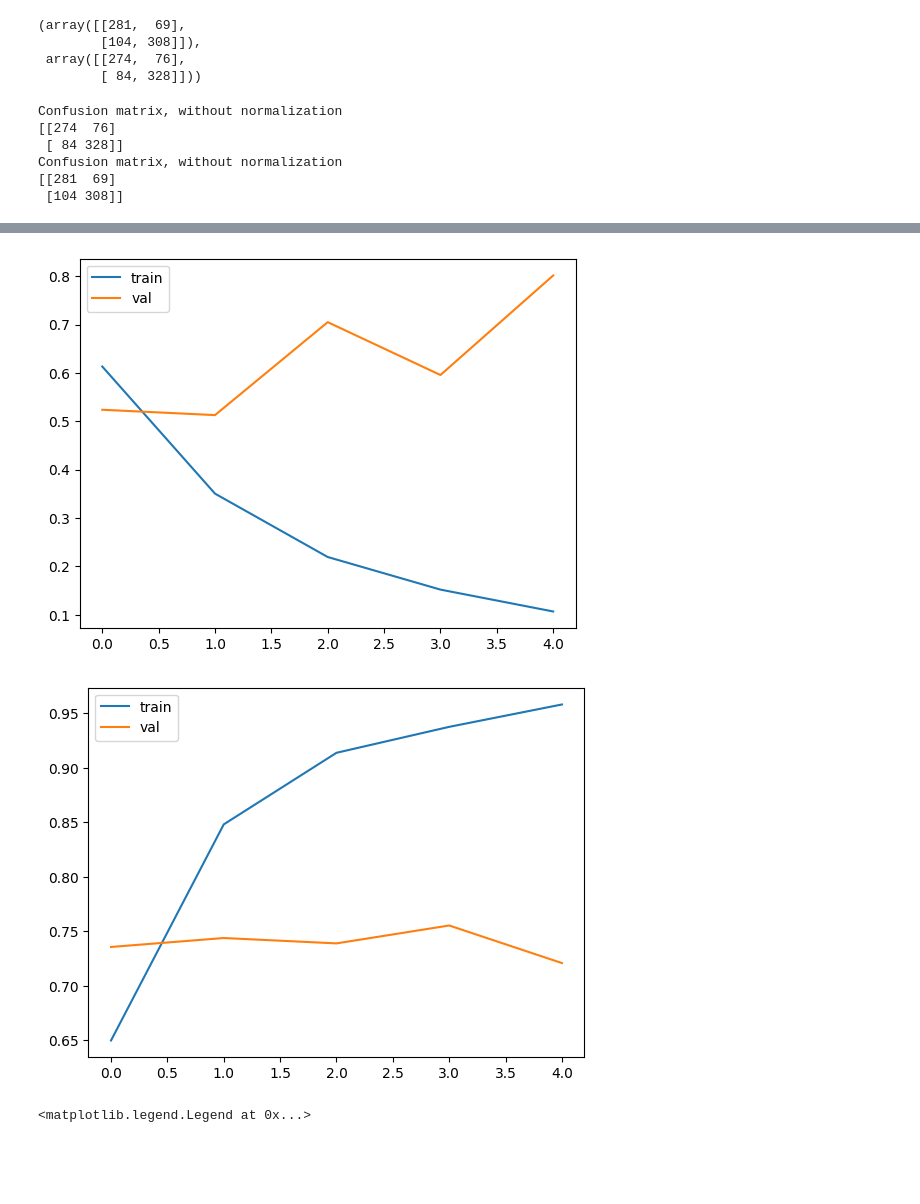
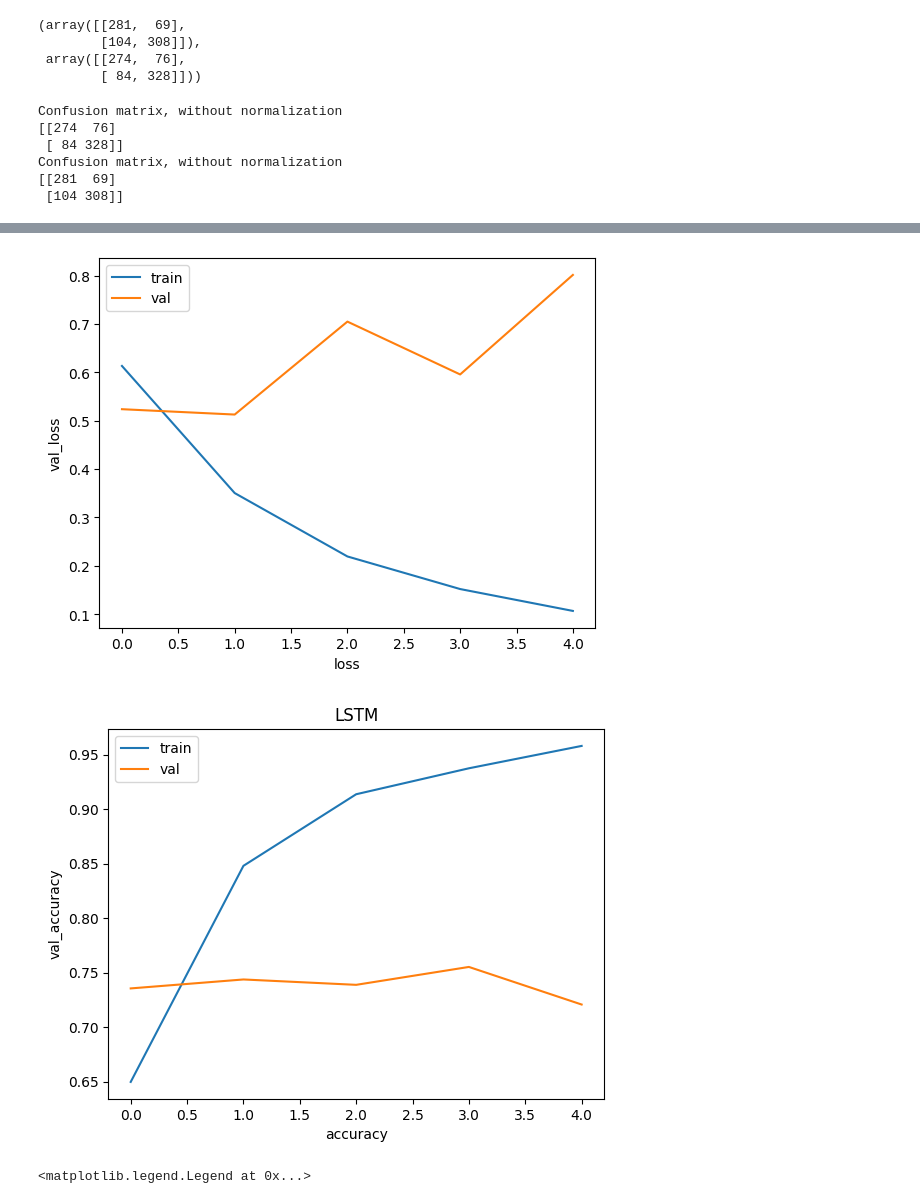
Before and after one commit to FaisalKabirGalib/NLP-Thesis, a Jupyter notebook: notebook/nn_exp.ipynb, the cells around one changed output, grey strips where cells are left out. Saved outputs shown, nothing was run; the diff lists cells and outputs as text; code cells hidden in the pictures; blank space fills up the shorter version.

```diff
--- a/notebook/nn_exp.ipynb
+++ b/notebook/nn_exp.ipynb
@@ -260,29 +260,42 @@ cm_gru,cm_lstm
 class_names = ['Negative','Positive']
 plt.figure()
 plot_confusion_matrix(cm_lstm, classes=class_names,
-                        title='Confusion matrix, without normalization')
+                        title='Confusion matrix For LSTM')
 plt.figure()
 plot_confusion_matrix(cm_gru, classes=class_names,
 
-                        title='Confusion matrix, without normalization')
+                        title='Confusion matrix For GRU')
 plt.show()
 
 # plot the loss and accuracy for LSTM, GRU
 plt.plot(model_lstm_history.history['loss'], label='train')
+plt.xlabel('loss')
+plt.ylabel('val_loss')
 plt.plot(model_lstm_history.history['val_loss'], label='val')
 plt.legend()
 plt.show()
 
 plt.plot(model_lstm_history.history['accuracy'], label='train')
 plt.plot(model_lstm_history.history['val_accuracy'], label='val')
+plt.xlabel('accuracy')
+plt.ylabel('val_accuracy')
+plt.title('LSTM')
 plt.legend()
 plt.show()
 
 plt.plot(model_gru_history.history['loss'], label='train')
+plt.xlabel('loss')
+plt.ylabel('val_loss')
+plt.title('GRU')
 plt.plot(model_gru_history.history['val_loss'], label='val')
 plt.legend()
 
 plt.plot(model_gru_history.history['accuracy'], label='train')
+plt.xlabel('accuracy')
+plt.ylabel('val_accuracy')
+plt.grid()
+plt.title('GRU')
+
 plt.plot(model_gru_history.history['val_accuracy'], label='val')
 plt.legend()
 # %% [output]
@@ -297,3 +310,3 @@ Confusion matrix, without normalization
-[figure, old version]
+[figure, new version]
-[figure, old version]
+[figure, new version]
 <matplotlib.legend.Legend at 0x...>
```
Also changed, not shown: parts of 4 cells of this notebook, 9 other files.
